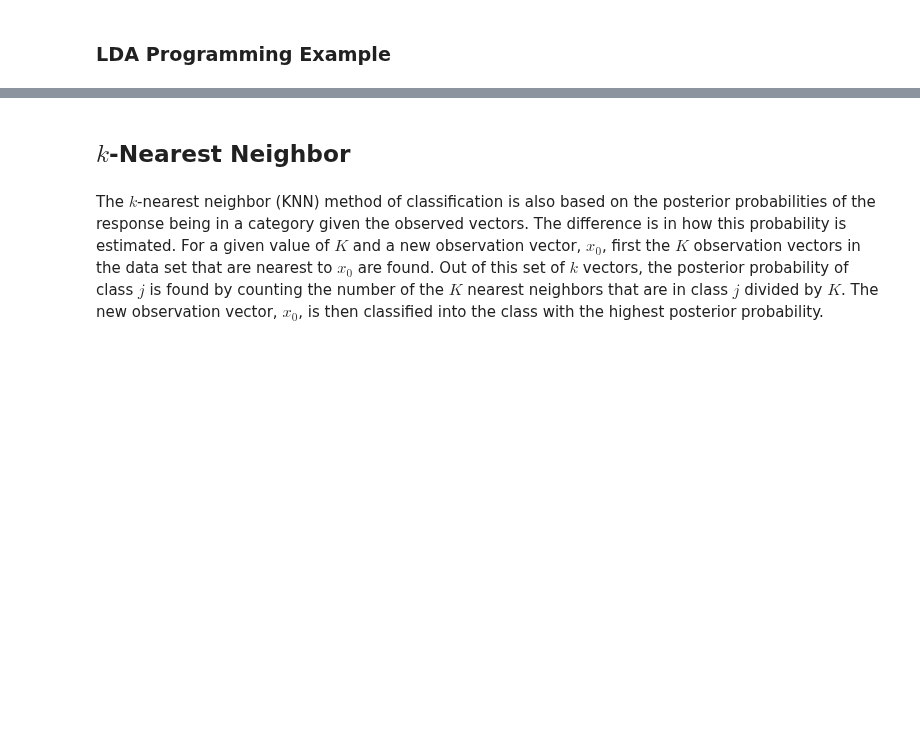
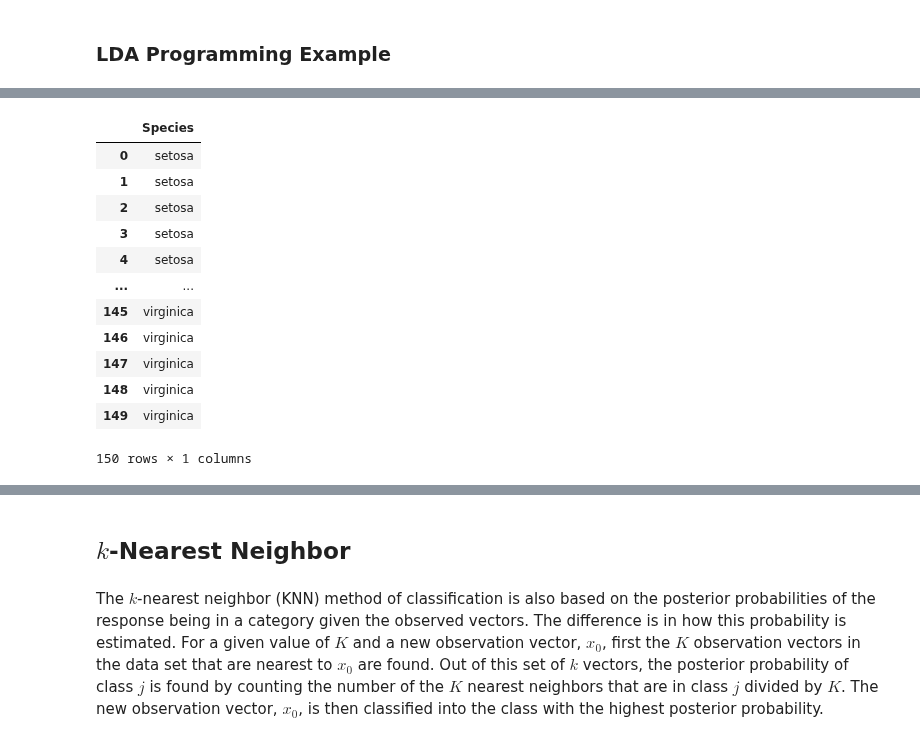
Before and after one commit to memphis-iis/datawhys-content-notebooks-python, a Jupyter notebook: KNN-classification.ipynb, the cells around one changed output, grey strips where cells are left out. Cells and saved outputs as stored; diff of their text form; code cells hidden in the pictures; blank space fills up the shorter version.

```diff
--- a/KNN-classification.ipynb
+++ b/KNN-classification.ipynb
@@ -153,0 +190,20 @@ We now have performed all steps to train and predict classes with an LDA classif
+# %%
+Y = dta_iris[['Species']]
+
+Y
+
+#<xml xmlns="https://developers.google.com/blockly/xml"><variables><variable id="@83Gxqb{/h|%%9Yr?2q!">Y</variable><variable id="$]iZob4!ow3s#WD~l+*A">dta_iris</variable></variables><block type="variables_set" id="46~F|Y~BiXd|Vok0}p,p" x="33" y="69"><field name="VAR" id="@83Gxqb{/h|%%9Yr?2q!">Y</field><value name="VALUE"><block type="indexer" id="p,##xUo8Nj3`vpMVBjr8"><field name="VAR" id="$]iZob4!ow3s#WD~l+*A">dta_iris</field><value name="INDEX"><block type="lists_create_with" id="a.wA7Xdx%GbQ)t#XDKvV"><mutation items="1"></mutation><value name="ADD0"><block type="text" id="aZG|GLqavO~,RXBOcuJ+"><field name="TEXT">Species</field></block></value></block></value></block></value></block><block type="variables_get" id="W]bu*LAe{2;n#?+7WQ-[" x="30" y="219"><field name="VAR" id="@83Gxqb{/h|%%9Yr?2q!">Y</field></block></xml>
+# %% [output]
+|  | Species |
+| 0 | setosa |
+| 1 | setosa |
+| 2 | setosa |
+| 3 | setosa |
+| 4 | setosa |
+| ... | ... |
+| 145 | virginica |
+| 146 | virginica |
+| 147 | virginica |
+| 148 | virginica |
+| 149 | virginica |
+150 rows × 1 columns
```
Also changed, not shown: parts of 75 cells of this notebook.
